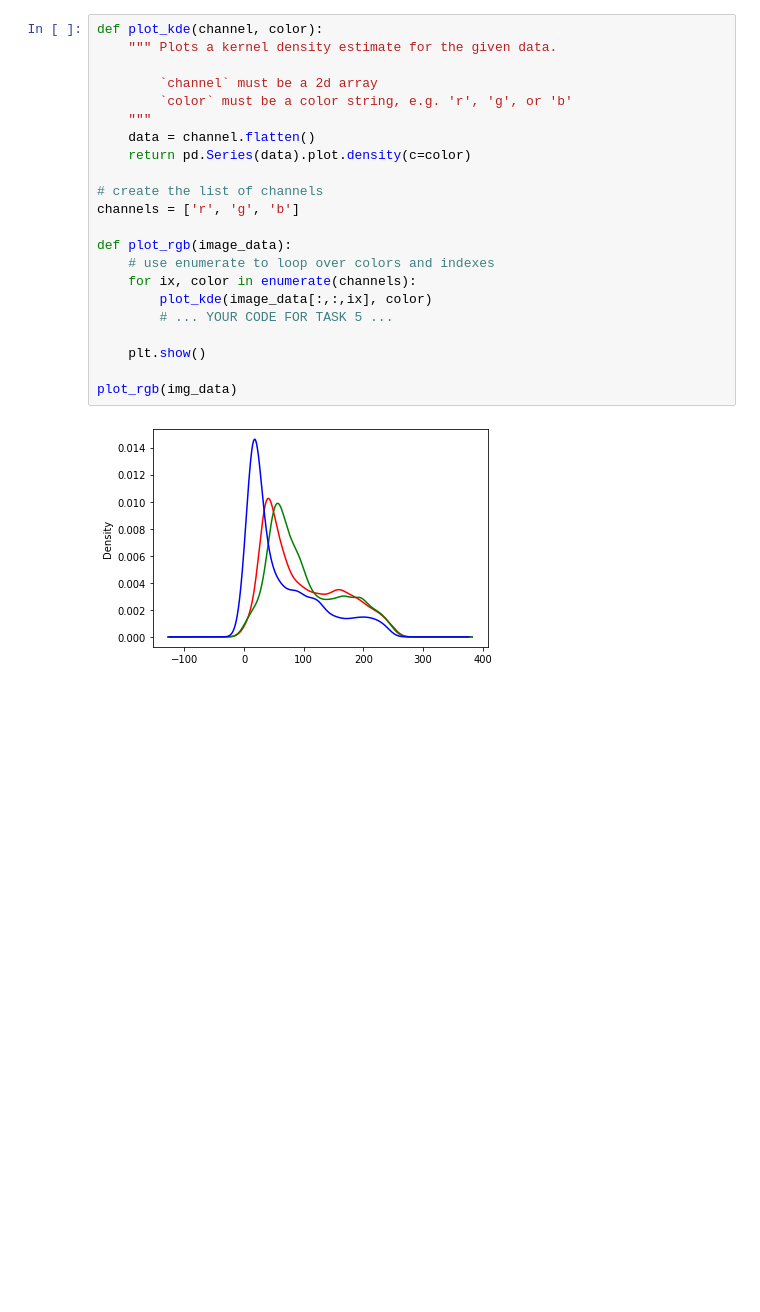
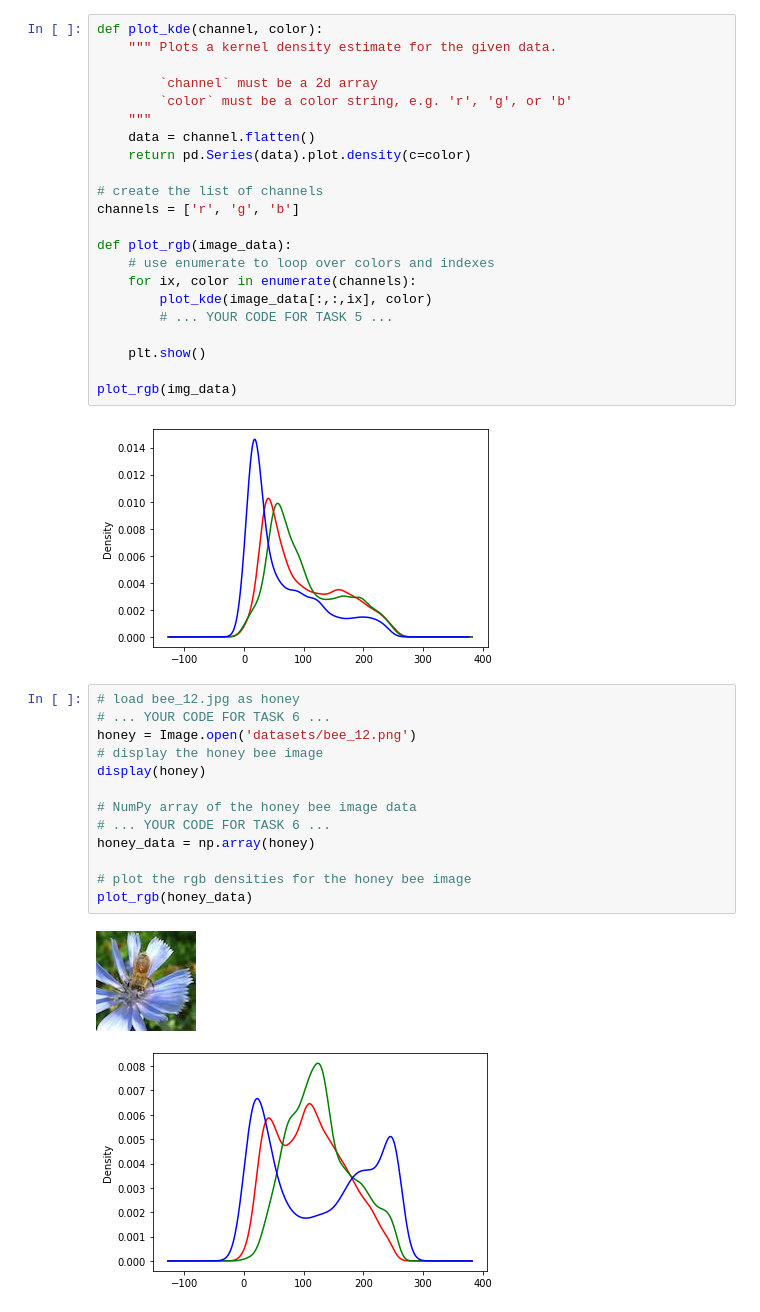
Before and after one commit to CristinaTRico/NBees, a Jupyter notebook: notebook.ipynb, the cells around one changed output. Drawn from its saved outputs; the diff is of its cells as text; blank space fills up the shorter version.

Commit message:
notebook task 6

```diff
--- a/notebook.ipynb
+++ b/notebook.ipynb
@@ -108,3 +108,19 @@ def plot_rgb(image_data):
 plot_rgb(img_data)
 # %% [output]
 [figure]
+# %%
+# load bee_12.jpg as honey
+# ... YOUR CODE FOR TASK 6 ...
+honey = Image.open('datasets/bee_12.png')
+# display the honey bee image
+display(honey)
+
+# NumPy array of the honey bee image data
+# ... YOUR CODE FOR TASK 6 ...
+honey_data = np.array(honey)
+
+# plot the rgb densities for the honey bee image
+plot_rgb(honey_data)
+# %% [output]
+[figure, added]
+[figure, added]
```
